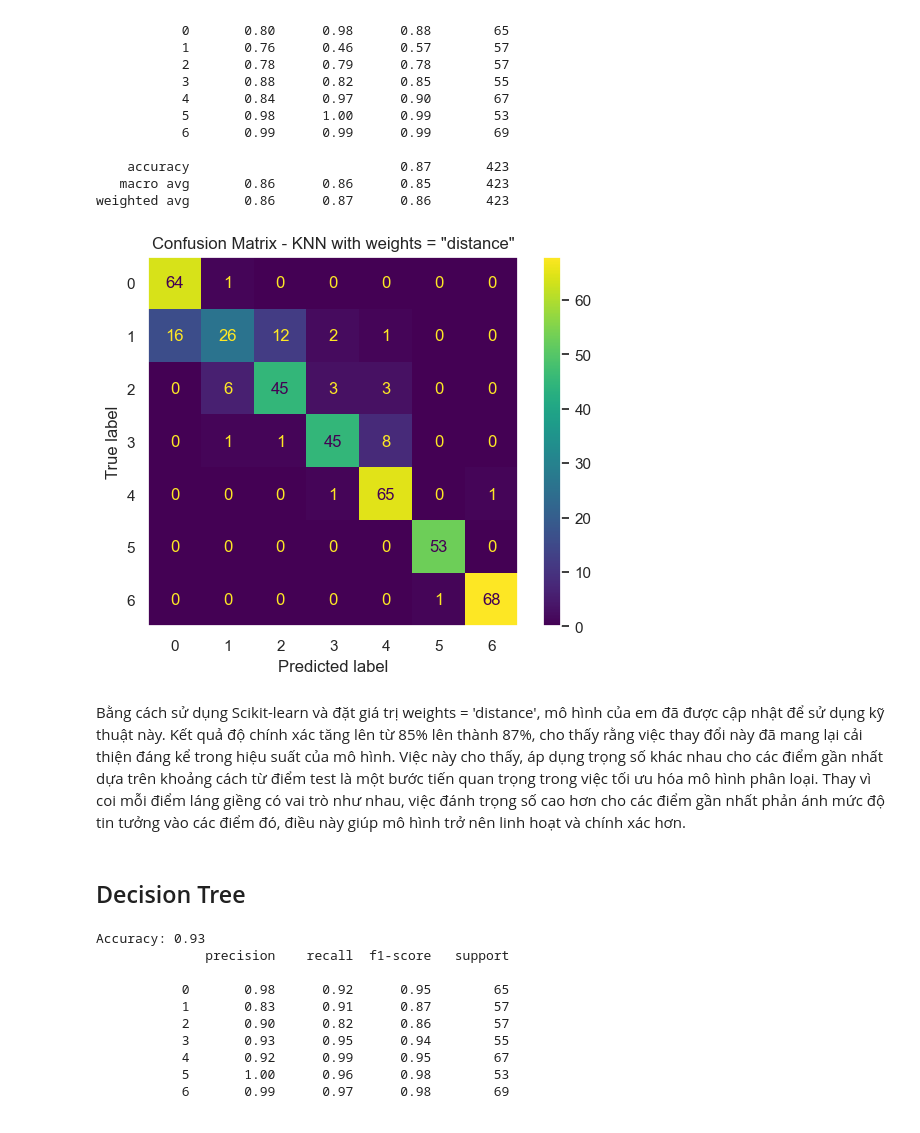
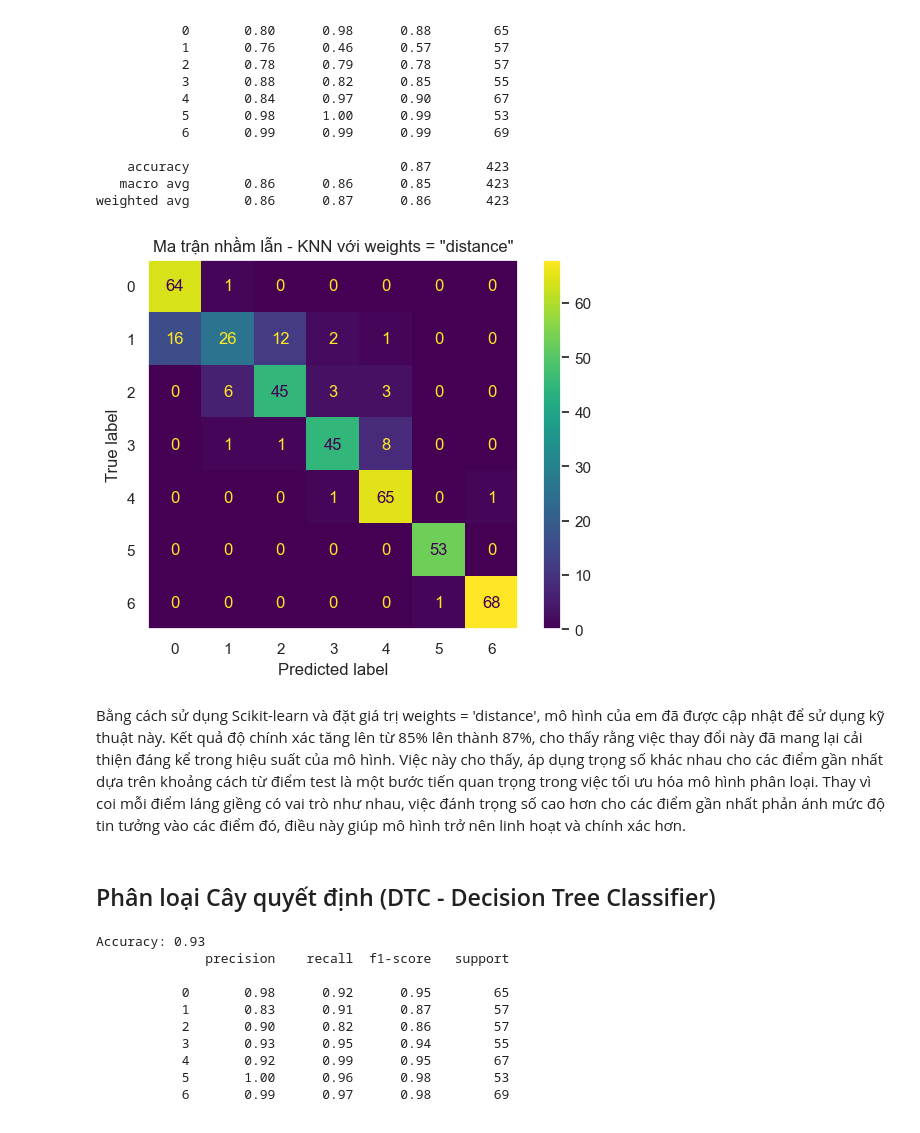
Before and after one commit to 2051060528/DATN_HoangThuHong_HK2_2024, a Jupyter notebook: ObesityDataSet_raw_and_data_sinthetic.ipynb, the cells around one changed output. Drawn from its saved outputs; the diff is of its cells as text; code cells hidden in the pictures.

```diff
--- a/ObesityDataSet_raw_and_data_sinthetic.ipynb
+++ b/ObesityDataSet_raw_and_data_sinthetic.ipynb
@@ -526,18 +526,18 @@ weighted avg       0.86      0.87      0.86       423
 # %%
 cm = confusion_matrix(y_test, y_pred)
 
 # Hiển thị confusion matrix
 disp = ConfusionMatrixDisplay(confusion_matrix=cm, display_labels=knn_model.classes_)
 disp.plot()
 plt.grid(False)  # Vô hiệu hóa các đường lưới
-plt.title('Confusion Matrix - KNN with weights = "distance"')
+plt.title('Ma trận nhầm lẫn - KNN với weights = "distance"')
 plt.show()
 # %% [output]
-[figure, old version]
+[figure, new version]
 # %% [markdown]
 Bằng cách sử dụng Scikit-learn và đặt giá trị weights = 'distance', mô hình của em đã được cập nhật để sử dụng kỹ thuật này. Kết quả độ chính xác tăng lên từ 85% lên thành 87%, cho thấy rằng việc thay đổi này đã mang lại cải thiện đáng kể trong hiệu suất của mô hình. Việc này cho thấy, áp dụng trọng số khác nhau cho các điểm gần nhất dựa trên khoảng cách từ điểm test là một bước tiến quan trọng trong việc tối ưu hóa mô hình phân loại. Thay vì coi mỗi điểm láng giềng có vai trò như nhau, việc đánh trọng số cao hơn cho các điểm gần nhất phản ánh mức độ tin tưởng vào các điểm đó, điều này giúp mô hình trở nên linh hoạt và chính xác hơn.
 # %% [markdown]
-## Decision Tree
+## Phân loại Cây quyết định (DTC - Decision Tree Classifier)
 # %%
 # Khởi tạo mô hình cây quyết định
 decision_tree_model = DecisionTreeClassifier(random_state=42)
```
Also changed, not shown: parts of 19 cells of this notebook.
